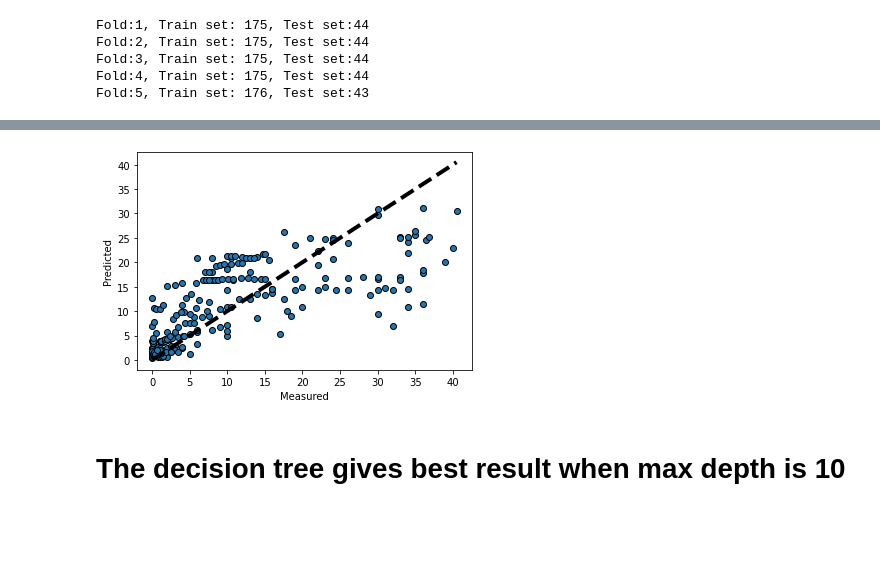
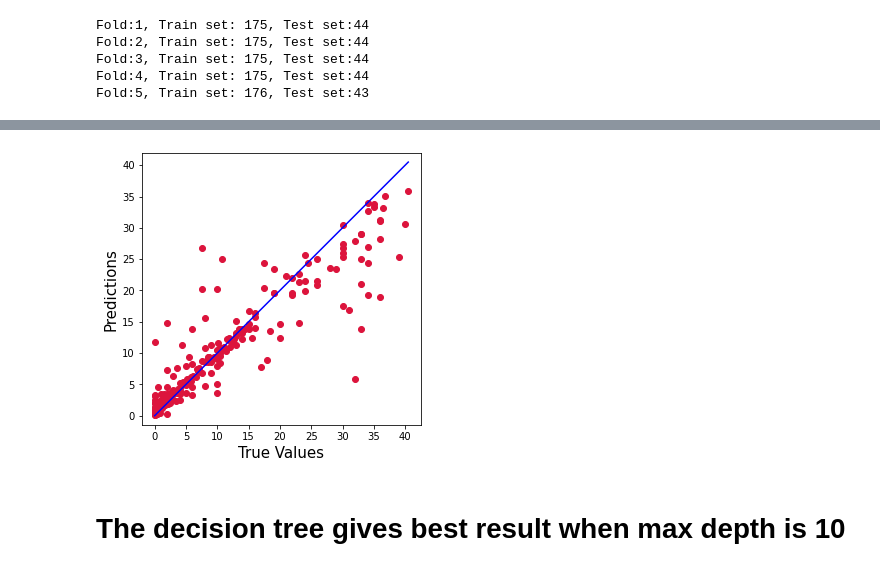
Before and after one commit to vinayakkrishanprasad/Prediction-of-Phase-Fraction-of-Steel-to-obtain-Aging-Response, a Jupyter notebook: Major_project.ipynb, the cells around one changed output, grey strips where cells are left out. Drawn from its saved outputs; the diff is of its cells as text; code cells hidden in the pictures; blank space fills up the shorter version.

```diff
--- a/Major_project.ipynb
+++ b/Major_project.ipynb
@@ -279,12 +285,15 @@ plt.show()
-# %%
-fig,ax=plt.subplots()
-ax.scatter(Y,predicted,edgecolors=(0,0,0))
-ax.plot([Y.min(),Y.max()],[Y.min(),Y.max()],'k--',lw=4)
-ax.set_xlabel('Measured')
-ax.set_ylabel('Predicted')
-plt.show()
-# %% [output]
-[figure, removed]
+# %%
+plt.figure(figsize=(5,5))
+plt.scatter(Y, predicted_random, c='crimson')
+p1 = max(max(predicted_random), max(Y))
+p2 = min(min(predicted_random), min(Y))
+plt.plot([p1, p2], [p1, p2], 'b-')
+plt.xlabel('True Values', fontsize=15)
+plt.ylabel('Predictions', fontsize=15)
+plt.axis('equal')
+plt.show()
+# %% [output]
+[figure, added]
 # %% [markdown]
 # The decision tree gives best result when max depth is 10
 # %%
```
Also changed, not shown: parts of 17 cells of this notebook, 2 other files.
